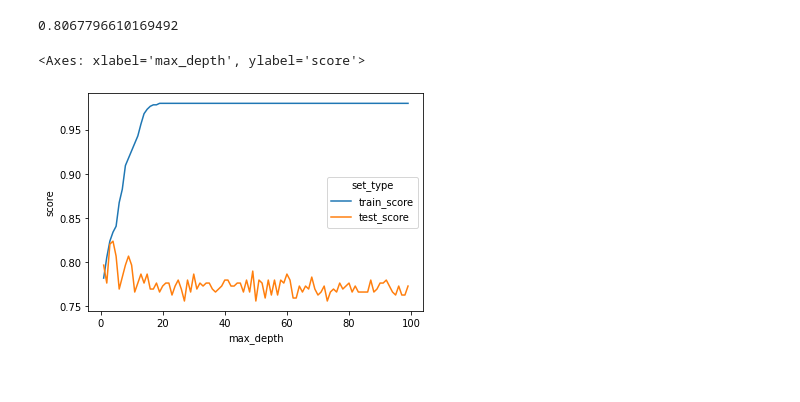
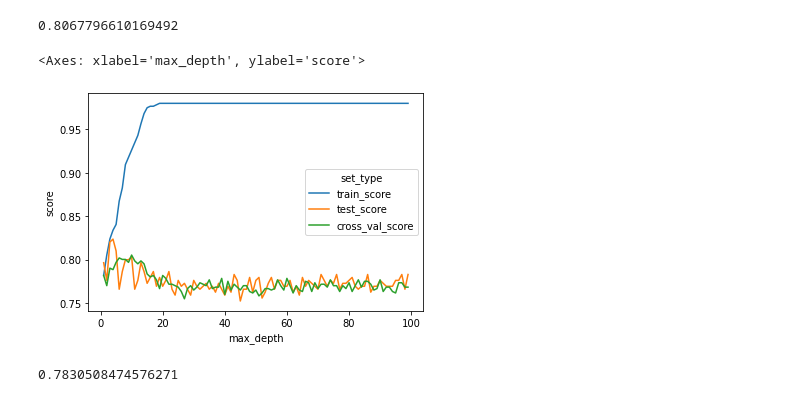
Before and after one commit to makivila/titanic, a Jupyter notebook: Titanic_data.ipynb, the cells around one changed output. Drawn from its saved outputs; the diff is of its cells as text; code cells hidden in the pictures.

```diff
--- a/Titanic_data.ipynb
+++ b/Titanic_data.ipynb
@@ -97,14 +97,17 @@ for max_depth in max_depth_values:
     train_score = clf.score(X_train, Y_train)
     test_score = clf.score(X_test, Y_test)
 
+    mean_cross_val_score = cross_val_score(clf, X_train, Y_train, cv=5).mean()
+
     temp_score_data = pd.DataFrame({'max_depth': [max_depth],
                                     'train_score' : [train_score],
-                                    'test_score' : [test_score]})
+                                    'test_score' : [test_score],
+                                    'cross_val_score' : [mean_cross_val_score]})
     scores_data = pd.concat([scores_data, temp_score_data])
 # %%
-scores_data_long = pd.melt(scores_data, id_vars=['max_depth'], value_vars=['train_score', 'test_score'],
+scores_data_long = pd.melt(scores_data, id_vars=['max_depth'], value_vars=['train_score', 'test_score', 'cross_val_score'],
                                                 var_name='set_type', value_name='score')
 sns.lineplot(x='max_depth', y='score', hue='set_type', data=scores_data_long)
 # %% [output]
 <Axes: xlabel='max_depth', ylabel='score'>
-[figure, old version]
+[figure, new version]
@@ -110,0 +118,4 @@ sns.lineplot(x='max_depth', y='score', hue='set_type', data=scores_data_long)
+# %%
+cross_val_score(clf, X_test, Y_test, cv=5).mean()
+# %% [output]
+0.7830508474576271
```
Also changed, not shown: parts of 3 cells of this notebook.
